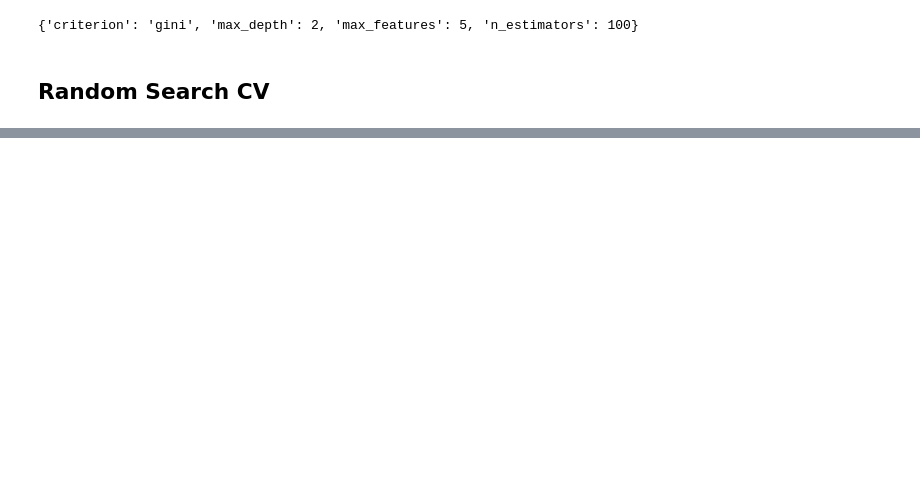
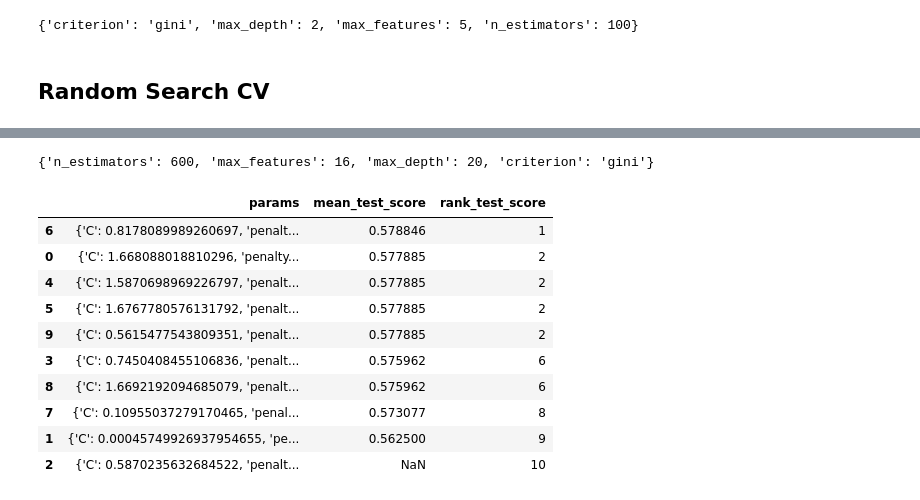
Before and after one commit to okothchristopher/machine-learning-projects, a Jupyter notebook: 04. Week 4 Machine Learning Evaluation and Error Analysis/Model Error Analysis and Classification.ipynb, the cells around one changed output, grey strips where cells are left out. Cells and saved outputs as stored; diff of their text form; code cells hidden in the pictures; blank space fills up the shorter version.

```diff
--- a/04. Week 4 Machine Learning Evaluation and Error Analysis/Model Error Analysis and Classification.ipynb
+++ b/04. Week 4 Machine Learning Evaluation and Error Analysis/Model Error Analysis and Classification.ipynb
@@ -216,13 +203,12 @@ print(scores, scores.mean())
 # %%
-# # define the group of parameters to tune
-# from scipy.stats import uniform
+# define the group of parameters to tune
+model = LogisticRegression()
+params= dict(C=uniform(loc = 0, scale = 4),
+             penalty = ['l1','l2'],
+             solver=['saga','lbfgs','liblinear'])
 
-# pipe = make_pipeline(PolynomialFeatures(degree=3),MinMaxScaler(), LogisticRegression())
-
-# model = LogisticRegression()
-
-# params= dict(C=uniform(loc = 0, scale = 4),
-#             penalty = ['l1','l2'],
-#             solver=['saga','lbfgs','liblinear'])
-# clf = RandomizedSearchCV(model,params,n_iter=2,cv=5,scoring='accuracy',random_state=1)
-# clf.fit(X_train, y_train)
+# tuning the parameters
+clf_log = RandomizedSearchCV(model,params,n_iter=10,cv=5,scoring='accuracy',random_state=1)
+clf_log.fit(X_train, y_train)
+clf_log.best_params_
+# clf_log.best_score_
@@ -244,0 +254,22 @@ clf.fit(X_train, y_train)
+# %%
+clf.best_estimator_
+clf.best_score_
+clf.best_params_
+# %% [output]
+{'n_estimators': 600, 'max_features': 16, 'max_depth': 20, 'criterion': 'gini'}
+# %%
+### Convert the results to a dataframe to be able to analyze them better
+results = pd.DataFrame(clf_log.cv_results_)[['params','mean_test_score','rank_test_score']]
+results.sort_values('rank_test_score')
+# %% [output]
+|  | params | mean_test_score | rank_test_score |
+| 6 | {'C': 0.8178089989260697, 'penalt... | 0.578846 | 1 |
+| 0 | {'C': 1.668088018810296, 'penalty... | 0.577885 | 2 |
+| 4 | {'C': 1.5870698969226797, 'penalt... | 0.577885 | 2 |
+| 5 | {'C': 1.6767780576131792, 'penalt... | 0.577885 | 2 |
+| 9 | {'C': 0.5615477543809351, 'penalt... | 0.577885 | 2 |
+| 3 | {'C': 0.7450408455106836, 'penalt... | 0.575962 | 6 |
+| 8 | {'C': 1.6692192094685079, 'penalt... | 0.575962 | 6 |
+| 7 | {'C': 0.10955037279170465, 'penal... | 0.573077 | 8 |
+| 1 | {'C': 0.00045749926937954655, 'pe... | 0.562500 | 9 |
+| 2 | {'C': 0.5870235632684522, 'penalt... | NaN | 10 |
```
Also changed, not shown: parts of 11 cells of this notebook.
